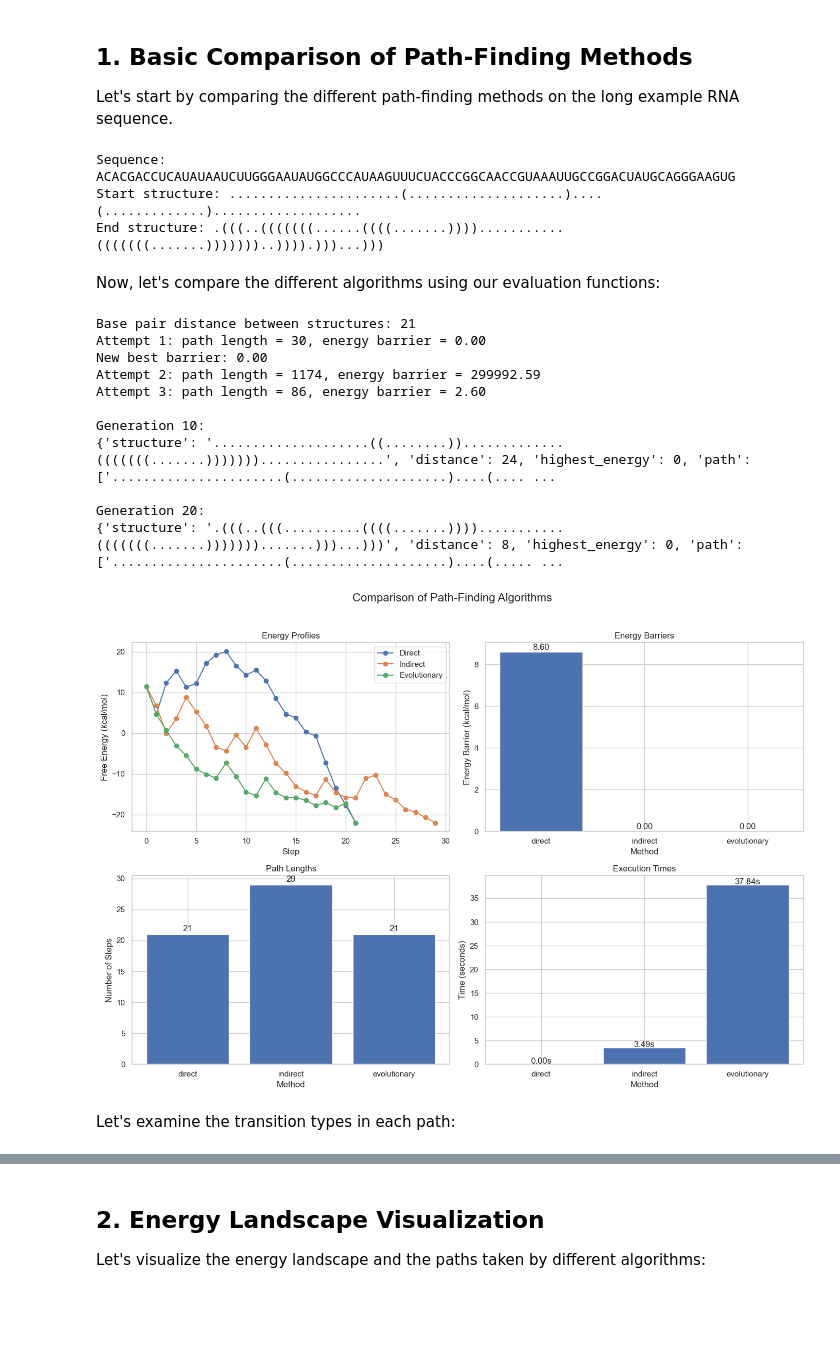
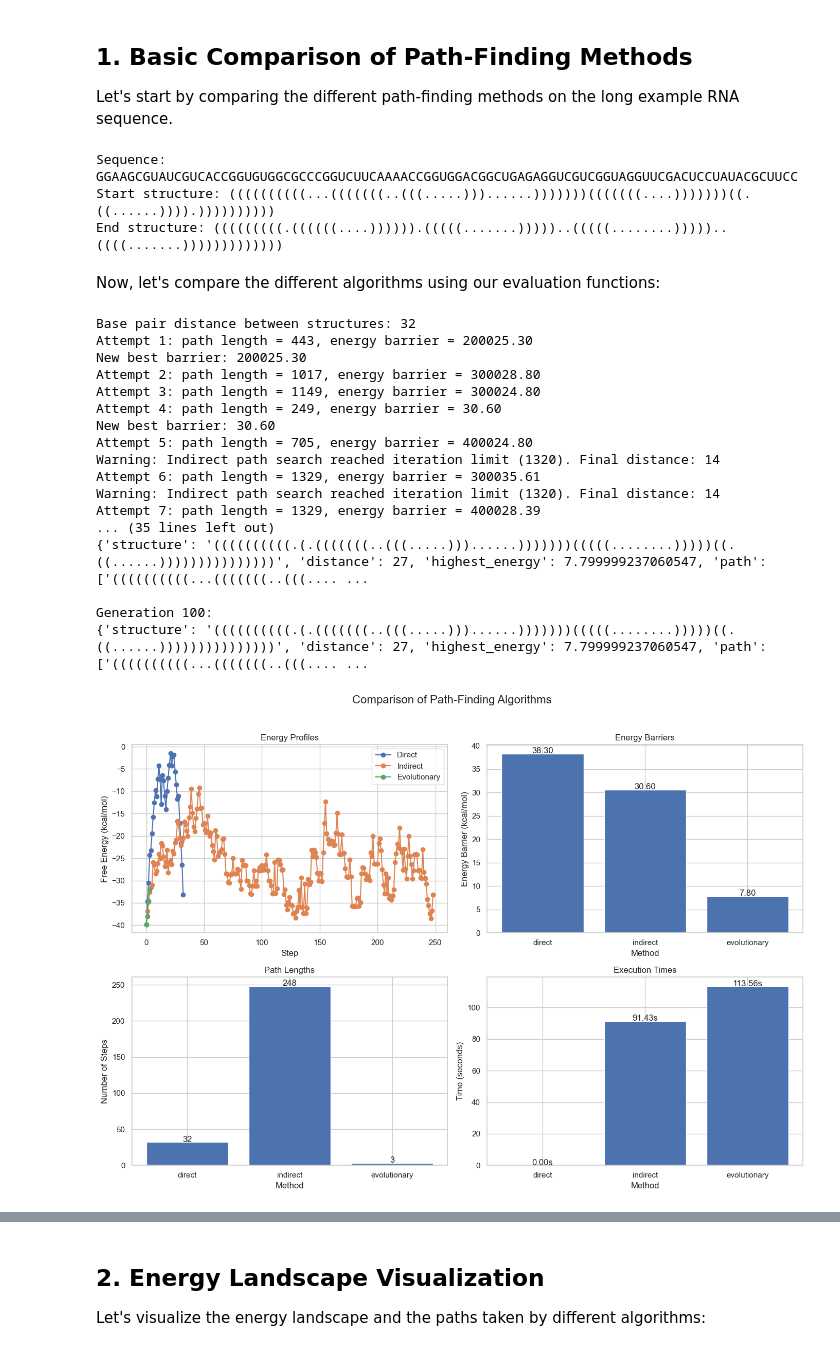
Before and after one commit to lusxvr/rna_energy_barriers, a Jupyter notebook: evaluation.ipynb, the cells around one changed output, grey strips where cells are left out. Cells and saved outputs as stored; diff of their text form; code cells hidden in the pictures; blank space fills up the shorter version.

```diff
--- a/evaluation.ipynb
+++ b/evaluation.ipynb
@@ -30,44 +30,48 @@ The autoreload extension is already loaded. To reload it, use:
 Let's start by comparing the different path-finding methods on the long example RNA sequence.
 # %%
 # Define the RNA sequence and structures
-seq = ex.LONG_SEQ
-start_struct = ex.LONG_START_STRUCT
-end_struct = ex.LONG_END_STRUCT
+seq = ex.MED_SEQ
+start_struct = ex.MED_START_STRUCT
+end_struct = ex.MED_END_STRUCT
 
 print(f"Sequence: {seq}")
 print(f"Start structure: {start_struct}")
 print(f"End structure: {end_struct}")
 # %% [output]
-Sequence: ACACGACCUCAUAUAAUCUUGGGAAUAUGGCCCAUAAGUUUCUACCCGGCAACCGUAAAUUGCCGGACUAUGCAGGGAAGUG
-Start structure: ......................(....................)....(.............)...................
-End structure: .(((..(((((((......((((.......))))...........(((((((.......)))))))..)))).)))...)))
+Sequence: GGAAGCGUAUCGUCACCGGUGUGGCGCCCGGUCUUCAAAACCGGUGGACGGCUGAGAGGUCGUCGGUAGGUUCGACUCCUAUACGCUUCC
+Start structure: ((((((((((...(((((((..(((.....)))......)))))))(((((((....)))))))((.((......)))).))))))))))
+End structure: (((((((((.((((((....)))))).(((((.......)))))..(((((........)))))..((((.......)))))))))))))
 # %% [markdown]
 Now, let's compare the different algorithms using our evaluation functions:
 # %%
 # Compare algorithms
 results = eval.compare_algorithms(
     seq,
     start_struct,
     end_struct,
     methods=['direct', 'indirect', 'evolutionary'],
-    evolutionary_params={'N': 100, 'max_steps': 100},
-    indirect_attempts=3
+    evolutionary_params={'N': 200, 'max_steps': 100},
+    indirect_attempts=10
 )
 
 # Plot comparison
 eval.plot_comparison(results, figsize=(14, 10))
 # %% [output]
-Base pair distance between structures: 21
-Attempt 1: path length = 30, energy barrier = 0.00
-New best barrier: 0.00
-Attempt 2: path length = 1174, energy barrier = 299992.59
-Attempt 3: path length = 86, energy barrier = 2.60
+Base pair distance between structures: 32
+Attempt 1: path length = 443, energy barrier = 200025.30
+New best barrier: 200025.30
+Attempt 2: path length = 1017, energy barrier = 300028.80
+Attempt 3: path length = 1149, energy barrier = 300024.80
+Attempt 4: path length = 249, energy barrier = 30.60
+New best barrier: 30.60
+Attempt 5: path length = 705, energy barrier = 400024.80
+Warning: Indirect path search reached iteration limit (1320). Final distance: 14
+Attempt 6: path length = 1329, energy barrier = 300035.61
+Warning: Indirect path search reached iteration limit (1320). Final distance: 14
+Attempt 7: path length = 1329, energy barrier = 400028.39
+... (35 lines left out)
+{'structure': '((((((((((.(.(((((((..(((.....)))......)))))))(((((........)))))((.((......)))))))))))))))', 'distance': 27, 'highest_energy': 7.799999237060547, 'path': ['((((((((((...(((((((..(((.... ...
 
-Generation 10:
-{'structure': '....................((........)).............(((((((.......)))))))................', 'distance': 24, 'highest_energy': 0, 'path': ['......................(....................)....(.... ...
-
-Generation 20:
-{'structure': '.(((..(((..........((((.......))))...........(((((((.......))))))).......)))...)))', 'distance': 8, 'highest_energy': 0, 'path': ['......................(....................)....(..... ...
+Generation 100:
+{'structure': '((((((((((.(.(((((((..(((.....)))......)))))))(((((........)))))((.((......)))))))))))))))', 'distance': 27, 'highest_energy': 7.799999237060547, 'path': ['((((((((((...(((((((..(((.... ...
-[figure, old version]
+[figure, new version]
-# %% [markdown]
-Let's examine the transition types in each path:
```
Also changed, not shown: parts of 13 cells of this notebook, 1 other file.
